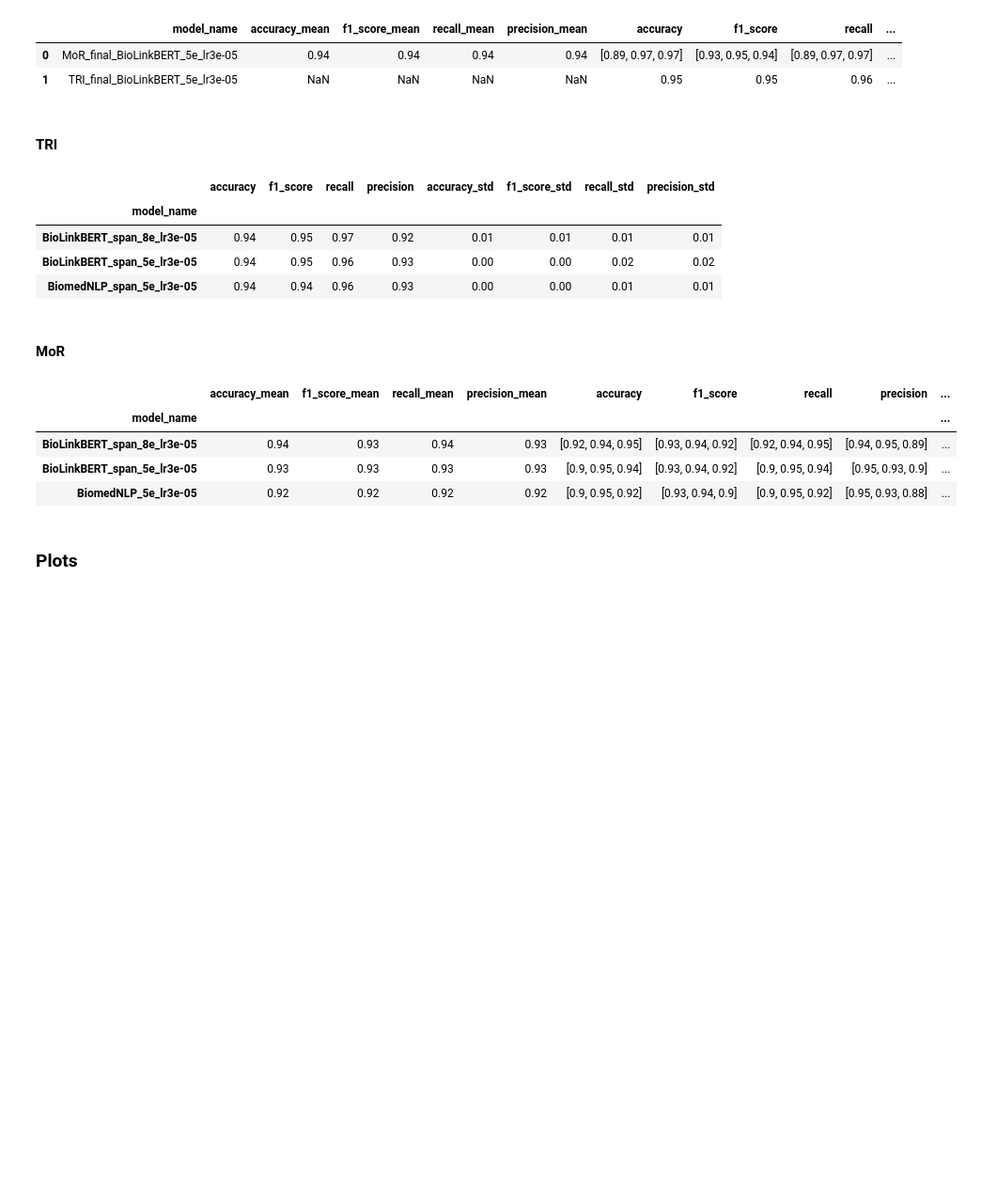
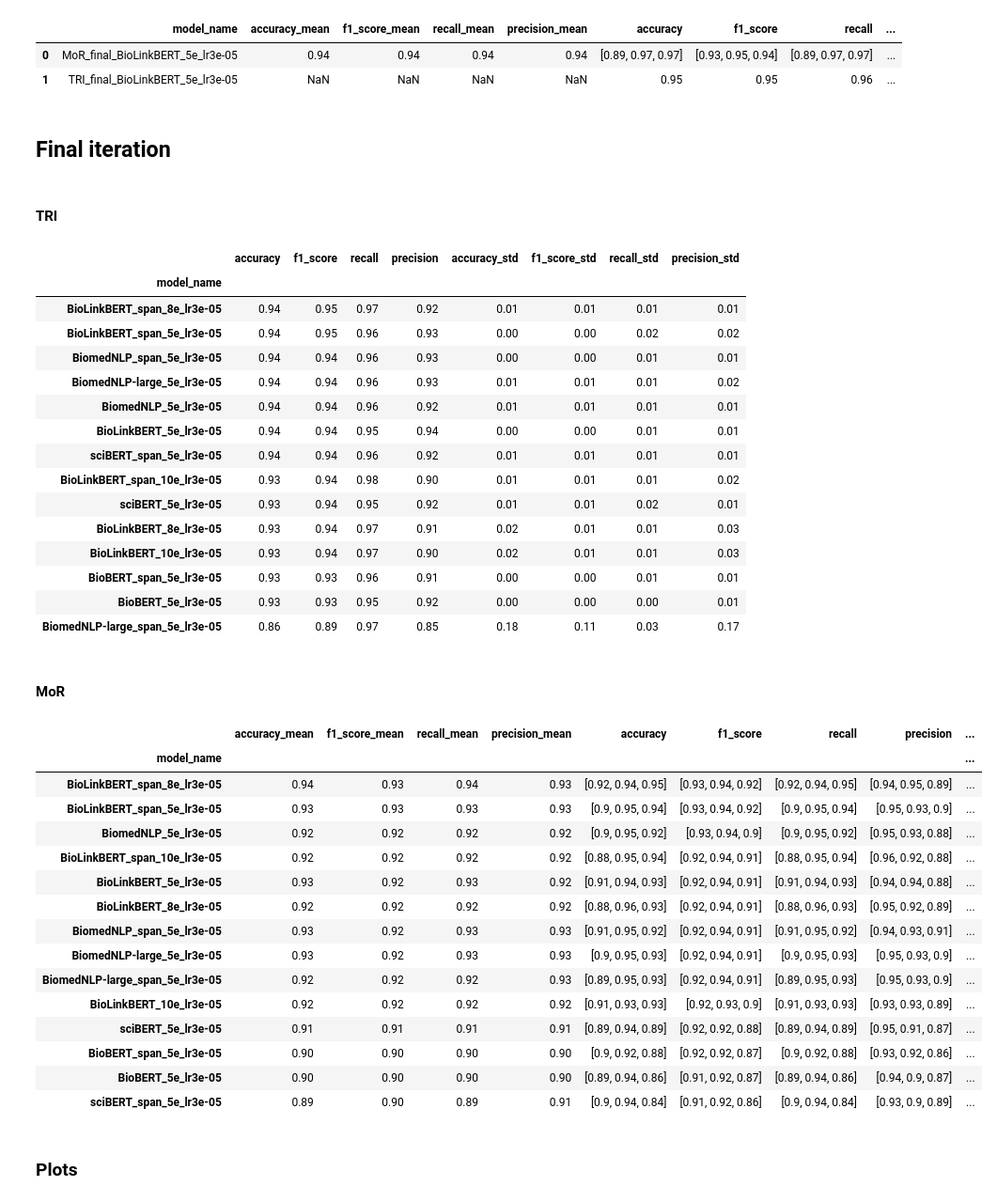
Before and after one commit to Rbbt-Workflows/ExTRI2, a Jupyter notebook: analysis/classifiers_comparison.ipynb, the cells around one changed output. Shown at 94% size. Saved outputs shown, nothing was run; the diff lists cells and outputs as text; code cells hidden in the pictures; blank space fills up the shorter version.

```diff
--- a/analysis/classifiers_comparison.ipynb
+++ b/analysis/classifiers_comparison.ipynb
@@ -160,41 +159,65 @@ display(df[columns])
 |  | model_name | accuracy_mean | f1_score_mean | recall_mean | precision_mean | accuracy | f1_score | recall | ... |
 | 0 | MoR_final_BioLinkBERT_5e_lr3e-05 | 0.94 | 0.94 | 0.94 | 0.94 | [0.89, 0.97, 0.97] | [0.93, 0.95, 0.94] | [0.89, 0.97, 0.97] | ... |
 | 1 | TRI_final_BioLinkBERT_5e_lr3e-05 | NaN | NaN | NaN | NaN | 0.95 | 0.95 | 0.96 | ... |
+# %% [markdown]
+## Final iteration
 # %%
+# FINAL ITERATION (evaluated through cross-validation)
 for XXX in ['TRI', 'MoR']:
 
     h4(XXX)
 
     folder = MODELS_FOLDER + f'{XXX}_classifier/'
     models_names = os.listdir(folder)
 
-    # Remove the 1st, 2nd and 3rd validation folders
+    # Remove the folders containing the runs before the 1st, 2nd and 3rd validation iterations
     models_names = [m for m in models_names if m not in [f'before_{i}_validation' for i in ['1st', '2nd', '3rd']]]
-
 
     # Extract metrics from train_params.json
     df = get_meaned_comparison_df(folder, models_names).sort_values(by='f1_score', ascending=False)
 
     # Display the model with the highest f1 score
     df[metrics] = df[metrics].apply(lambda x: highlight_max_num(x))
 
     # Determine columns to display
     columns = ['model_name'] + ([m+'_mean' for m in metrics] if XXX == 'MoR' else []) + metrics + [m+'_std' for m in metrics]
 
-    display(HTML(df[columns][:3].set_index('model_name').to_html(escape=False)))
+    display(HTML(df[columns].set_index('model_name').to_html(escape=False)))
 # %% [output]
 <h4>TRI</h4>
 |  | accuracy | f1_score | recall | precision | accuracy_std | f1_score_std | recall_std | precision_std |
 | model_name |  |  |  |  |  |  |  |  |
 | BioLinkBERT_span_8e_lr3e-05 | 0.94 | 0.95 | 0.97 | 0.92 | 0.01 | 0.01 | 0.01 | 0.01 |
 | BioLinkBERT_span_5e_lr3e-05 | 0.94 | 0.95 | 0.96 | 0.93 | 0.00 | 0.00 | 0.02 | 0.02 |
 | BiomedNLP_span_5e_lr3e-05 | 0.94 | 0.94 | 0.96 | 0.93 | 0.00 | 0.00 | 0.01 | 0.01 |
+| BiomedNLP-large_5e_lr3e-05 | 0.94 | 0.94 | 0.96 | 0.93 | 0.01 | 0.01 | 0.01 | 0.02 |
+| BiomedNLP_5e_lr3e-05 | 0.94 | 0.94 | 0.96 | 0.92 | 0.01 | 0.01 | 0.01 | 0.01 |
+| BioLinkBERT_5e_lr3e-05 | 0.94 | 0.94 | 0.95 | 0.94 | 0.00 | 0.00 | 0.01 | 0.01 |
+| sciBERT_span_5e_lr3e-05 | 0.94 | 0.94 | 0.96 | 0.92 | 0.01 | 0.01 | 0.01 | 0.01 |
+| BioLinkBERT_span_10e_lr3e-05 | 0.93 | 0.94 | 0.98 | 0.90 | 0.01 | 0.01 | 0.01 | 0.02 |
+| sciBERT_5e_lr3e-05 | 0.93 | 0.94 | 0.95 | 0.92 | 0.01 | 0.01 | 0.02 | 0.01 |
+| BioLinkBERT_8e_lr3e-05 | 0.93 | 0.94 | 0.97 | 0.91 | 0.02 | 0.01 | 0.01 | 0.03 |
+| BioLinkBERT_10e_lr3e-05 | 0.93 | 0.94 | 0.97 | 0.90 | 0.02 | 0.01 | 0.01 | 0.03 |
+| BioBERT_span_5e_lr3e-05 | 0.93 | 0.93 | 0.96 | 0.91 | 0.00 | 0.00 | 0.01 | 0.01 |
+| BioBERT_5e_lr3e-05 | 0.93 | 0.93 | 0.95 | 0.92 | 0.00 | 0.00 | 0.00 | 0.01 |
+| BiomedNLP-large_span_5e_lr3e-05 | 0.86 | 0.89 | 0.97 | 0.85 | 0.18 | 0.11 | 0.03 | 0.17 |
 <h4>MoR</h4>
 |  | accuracy_mean | f1_score_mean | recall_mean | precision_mean | accuracy | f1_score | recall | precision | ... |
 | model_name |  |  |  |  |  |  |  |  | ... |
 | BioLinkBERT_span_8e_lr3e-05 | 0.94 | 0.93 | 0.94 | 0.93 | [0.92, 0.94, 0.95] | [0.93, 0.94, 0.92] | [0.92, 0.94, 0.95] | [0.94, 0.95, 0.89] | ... |
 | BioLinkBERT_span_5e_lr3e-05 | 0.93 | 0.93 | 0.93 | 0.93 | [0.9, 0.95, 0.94] | [0.93, 0.94, 0.92] | [0.9, 0.95, 0.94] | [0.95, 0.93, 0.9] | ... |
 | BiomedNLP_5e_lr3e-05 | 0.92 | 0.92 | 0.92 | 0.92 | [0.9, 0.95, 0.92] | [0.93, 0.94, 0.9] | [0.9, 0.95, 0.92] | [0.95, 0.93, 0.88] | ... |
+| BioLinkBERT_span_10e_lr3e-05 | 0.92 | 0.92 | 0.92 | 0.92 | [0.88, 0.95, 0.94] | [0.92, 0.94, 0.91] | [0.88, 0.95, 0.94] | [0.96, 0.92, 0.88] | ... |
+| BioLinkBERT_5e_lr3e-05 | 0.93 | 0.92 | 0.93 | 0.92 | [0.91, 0.94, 0.93] | [0.92, 0.94, 0.91] | [0.91, 0.94, 0.93] | [0.94, 0.94, 0.88] | ... |
+| BioLinkBERT_8e_lr3e-05 | 0.92 | 0.92 | 0.92 | 0.92 | [0.88, 0.96, 0.93] | [0.92, 0.94, 0.91] | [0.88, 0.96, 0.93] | [0.95, 0.92, 0.89] | ... |
+| BiomedNLP_span_5e_lr3e-05 | 0.93 | 0.92 | 0.93 | 0.93 | [0.91, 0.95, 0.92] | [0.92, 0.94, 0.91] | [0.91, 0.95, 0.92] | [0.94, 0.93, 0.91] | ... |
+| BiomedNLP-large_5e_lr3e-05 | 0.93 | 0.92 | 0.93 | 0.93 | [0.9, 0.95, 0.93] | [0.92, 0.94, 0.91] | [0.9, 0.95, 0.93] | [0.95, 0.93, 0.9] | ... |
+| BiomedNLP-large_span_5e_lr3e-05 | 0.92 | 0.92 | 0.92 | 0.93 | [0.89, 0.95, 0.93] | [0.92, 0.94, 0.91] | [0.89, 0.95, 0.93] | [0.95, 0.93, 0.9] | ... |
+| BioLinkBERT_10e_lr3e-05 | 0.92 | 0.92 | 0.92 | 0.92 | [0.91, 0.93, 0.93] | [0.92, 0.93, 0.9] | [0.91, 0.93, 0.93] | [0.93, 0.93, 0.89] | ... |
+| sciBERT_5e_lr3e-05 | 0.91 | 0.91 | 0.91 | 0.91 | [0.89, 0.94, 0.89] | [0.92, 0.92, 0.88] | [0.89, 0.94, 0.89] | [0.95, 0.91, 0.87] | ... |
+| BioBERT_span_5e_lr3e-05 | 0.90 | 0.90 | 0.90 | 0.90 | [0.9, 0.92, 0.88] | [0.92, 0.92, 0.87] | [0.9, 0.92, 0.88] | [0.93, 0.92, 0.86] | ... |
+| BioBERT_5e_lr3e-05 | 0.90 | 0.90 | 0.90 | 0.90 | [0.89, 0.94, 0.86] | [0.91, 0.92, 0.87] | [0.89, 0.94, 0.86] | [0.94, 0.9, 0.87] | ... |
+| sciBERT_span_5e_lr3e-05 | 0.89 | 0.90 | 0.89 | 0.91 | [0.9, 0.94, 0.84] | [0.91, 0.92, 0.86] | [0.9, 0.94, 0.84] | [0.93, 0.9, 0.89] | ... |
 # %% [markdown]
 ### Plots
 # %%
```
Also changed, not shown: parts of 8 cells of this notebook, 3 other files.
